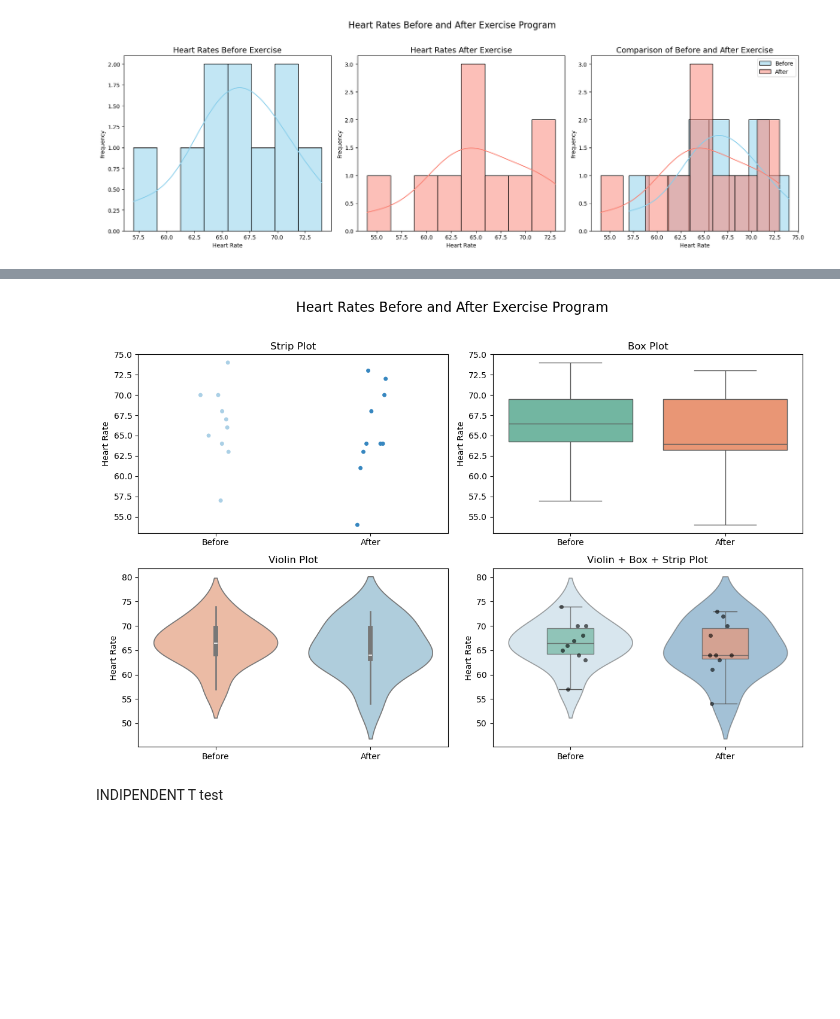
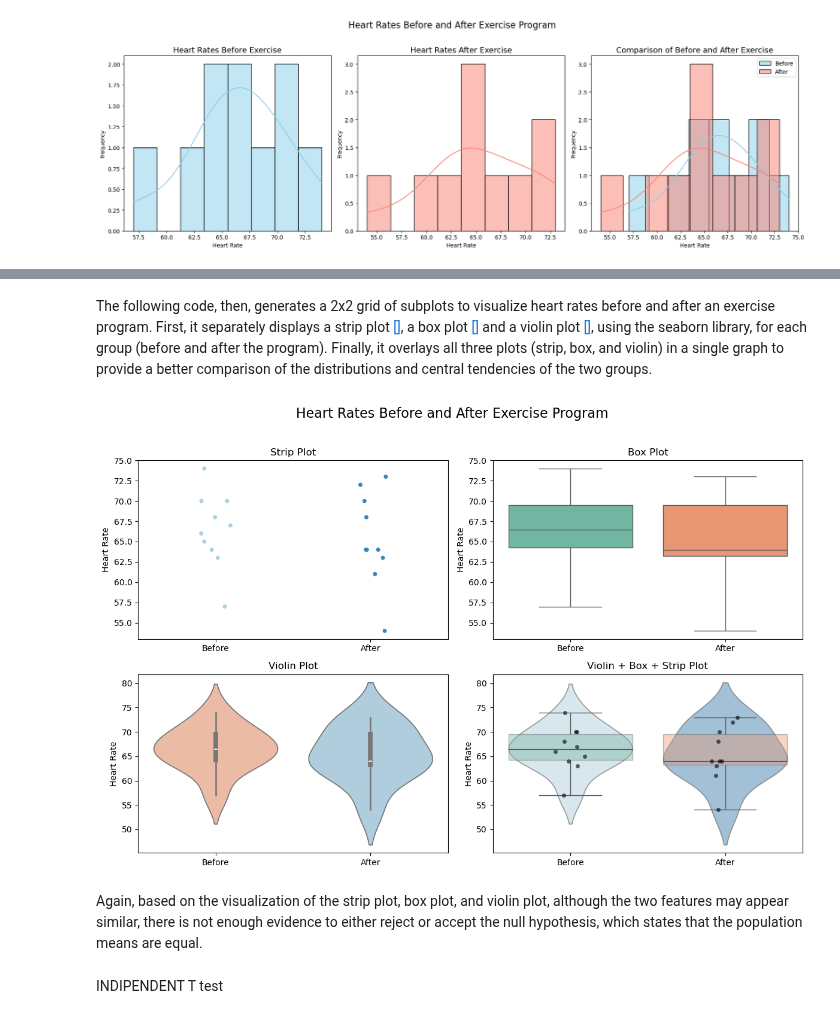
Before and after one commit to Cecilia8989/applied_statistics_assessment, a Jupyter notebook: tasks.ipynb, the cells around one changed output, grey strips where cells are left out. Saved outputs shown, nothing was run; the diff lists cells and outputs as text; code cells hidden in the pictures; blank space fills up the shorter version.

Commit message:
Final commented visualization graph

```diff
--- a/tasks.ipynb
+++ b/tasks.ipynb
@@ -634,61 +642,63 @@ Other ways to check if two features are equal are using strip plots, violin plot
 # %%
 # Create a list of the data
 data = [df_heart_rate['Before'], df_heart_rate['After']]
+# %% [markdown]
+The following code, then, generates a 2x2 grid of subplots to visualize heart rates before and after an exercise program. First, it separately displays a strip plot [[]](https://datagy.io/seaborn-stripplot/), a box plot [[]](https://seaborn.pydata.org/generated/seaborn.boxplot.html) and a violin plot [[]](https://seaborn.pydata.org/generated/seaborn.violinplot.html), using the seaborn library, for each group (before and after the program). Finally, it overlays all three plots (strip, box, and violin) in a single graph to provide a better comparison of the distributions and central tendencies of the two groups.
 # %%
-#https://matplotlib.org/stable/users/explain/axes/axes_intro.html
-# https://stackoverflow.com/questions/66442402/matplotlib-with-fig-text-cropped
-# https://datagy.io/seaborn-stripplot/
-# https://www.geeksforgeeks.org/matplotlib-setting-ticks-and-tick-labels/
+# Create box plot, violin plot, and scatter plot of the data and overlapping them for a better comparison
 
 # Set up the figure with 2x2 grid of subplots and adjust the figure size
 # https://matplotlib.org/stable/users/explain/axes/axes_intro.html
 fig, axs = plt.subplots(2, 2, figsize=(12, 8))  # Creates a 2x2 grid of subplots with a figure size of 12x12 inches
 
 # Set the title for the entire figure
 plt.suptitle('Heart Rates Before and After Exercise Program', fontsize=16)  # Adds a title for the whole figure
 
 # Plot 1: Strip plot
 # https://datagy.io/seaborn-stripplot/
 sns.stripplot(data=data, palette='Blues', ax=axs[0, 0])  # Creates a strip plot using the 'Blues' color palette for the data
-axs[0, 0].set_title('Strip Plot', fontsize=12)  # Title for the first plot
-axs[0, 0].set_ylabel('Heart Rate')  # Y-axis label for the plot
+axs[0, 0].set_title('Strip Plot', fontsize=12)
+axs[0, 0].set_ylabel('Heart Rate')
 axs[0, 0].set_xticks([0, 1])  # Set tick positions on the x-axis at 0 and 1
 axs[0, 0].set_xticklabels(['Before', 'After'])  # Set custom labels for the x-axis ticks
 
 # Plot 2: Box plot
+# https://seaborn.pydata.org/generated/seaborn.boxplot.html
 sns.boxplot(data=data, palette='Set2', ax=axs[0, 1])  # Creates a box plot with 'Set2' color palette for the data
-axs[0, 1].set_title('Box Plot', fontsize=12)  # Title for the second plot
-axs[0, 1].set_ylabel('Heart Rate')  # Y-axis label for the plot
-axs[0, 1].set_xticks([0, 1])  # Set tick positions on the x-axis at 0 and 1
-axs[0, 1].set_xticklabels(['Before', 'After'])  # Set custom labels for the x-axis ticks
+axs[0, 1].set_title('Box Plot', fontsize=12)
+axs[0, 1].set_ylabel('Heart Rate')
+axs[0, 1].set_xticks([0, 1])
+axs[0, 1].set_xticklabels(['Before', 'After'])
 
 # Plot 3: Violin plot
 sns.violinplot(data=data, palette='RdBu', ax=axs[1, 0])  # Creates a violin plot with the 'RdBu' color palette
-axs[1, 0].set_title('Violin Plot', fontsize=12)  # Title for the third plot
-axs[1, 0].set_ylabel('Heart Rate')  # Y-axis label for the plot
-axs[1, 0].set_xticks([0, 1])  # Set tick positions on the x-axis at 0 and 1
-axs[1, 0].set_xticklabels(['Before', 'After'])  # Set custom labels for the x-axis ticks
+axs[1, 0].set_title('Violin Plot', fontsize=12)
+axs[1, 0].set_ylabel('Heart Rate')
+axs[1, 0].set_xticks([0, 1])
+axs[1, 0].set_xticklabels(['Before', 'After'])
 
 # Plot 4: Combined Violin, Box, and Strip Plot
 # This plot combines all three types (Violin, Box, and Strip) for comparison
-sns.violinplot(data=data, palette='Blues', ax=axs[1, 1], inner=None, alpha=0.5)  # Violin plot with transparency (alpha=0.5)
-sns.boxplot(data=data, palette='Set2', ax=axs[1, 1], width=0.3, fliersize=0,  # Box plot with no outliers (fliersize=0)
-            boxprops=dict(alpha=0.7), whiskerprops=dict(alpha=0.7), medianprops=dict(alpha=0.7))  # Set transparency for the box plot elements
-sns.stripplot(data=data, ax=axs[1, 1], jitter=True, color='black', alpha=0.6)  # Strip plot with individual data points (jitter=True for spreading points)
+sns.violinplot(data=data, palette='Blues', ax=axs[1, 1], inner=None, alpha=0.5)
+sns.boxplot(data=data, palette='Set2', ax=axs[1, 1],
+            boxprops=dict(alpha=0.4))
+sns.stripplot(data=data, ax=axs[1, 1], color='black', alpha=0.6)  # Black color for a better visualization
 axs[1, 1].set_title('Violin + Box + Strip Plot', fontsize=12)  # Title for the combined plot
-axs[1, 1].set_ylabel('Heart Rate')  # Y-axis label for the plot
-axs[1, 1].set_xticks([0, 1])  # Set tick positions on the x-axis at 0 and 1
-axs[1, 1].set_xticklabels(['Before', 'After'])  # Set custom labels for the x-axis ticks
+axs[1, 1].set_ylabel('Heart Rate')
+axs[1, 1].set_xticks([0, 1])
+axs[1, 1].set_xticklabels(['Before', 'After'])
 
 # Adjust the layout to prevent overlapping of elements and leave space for the main title
 # https://stackoverflow.com/questions/66442402/matplotlib-with-fig-text-cropped
 # https://datagy.io/seaborn-stripplot/
 plt.tight_layout(rect=[0, 0, 1, 0.96])  # Adjust the layout to prevent overlapping and leave space for the title
 
 # Show the plot
 plt.show()
 # %% [output]
-[figure, old version]
+[figure, new version]
+# %% [markdown]
+Again, based on the visualization of the strip plot, box plot, and violin plot, although the two features may appear similar, there is not enough evidence to either reject or accept the null hypothesis, which states that the population means are equal.
 # %% [markdown]
 INDIPENDENT T test
 # %%
```
Also changed, not shown: parts of 2 cells of this notebook.
